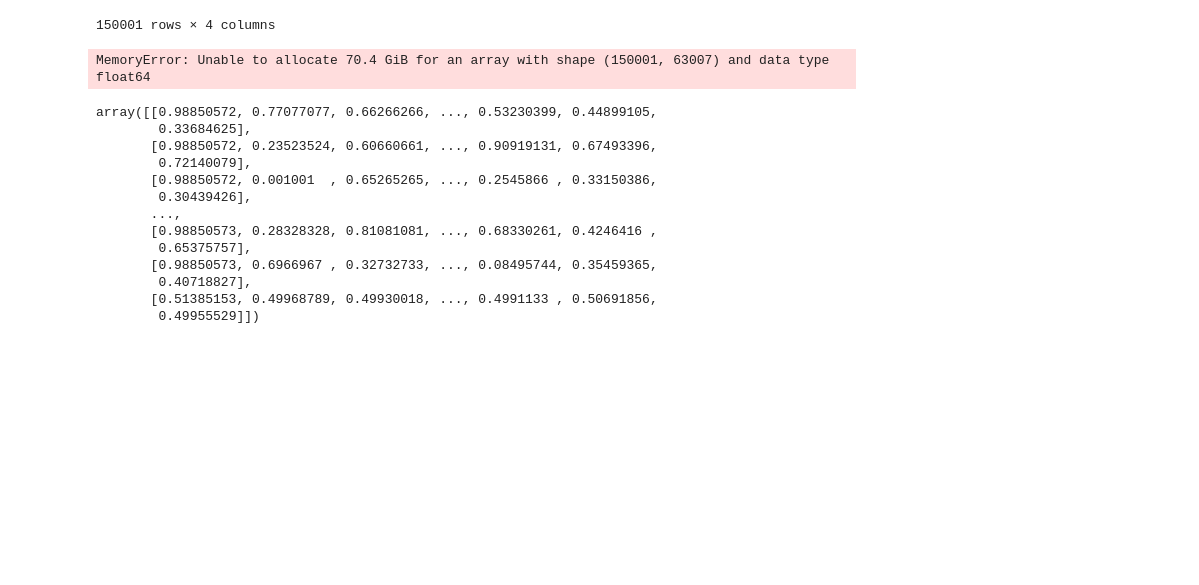
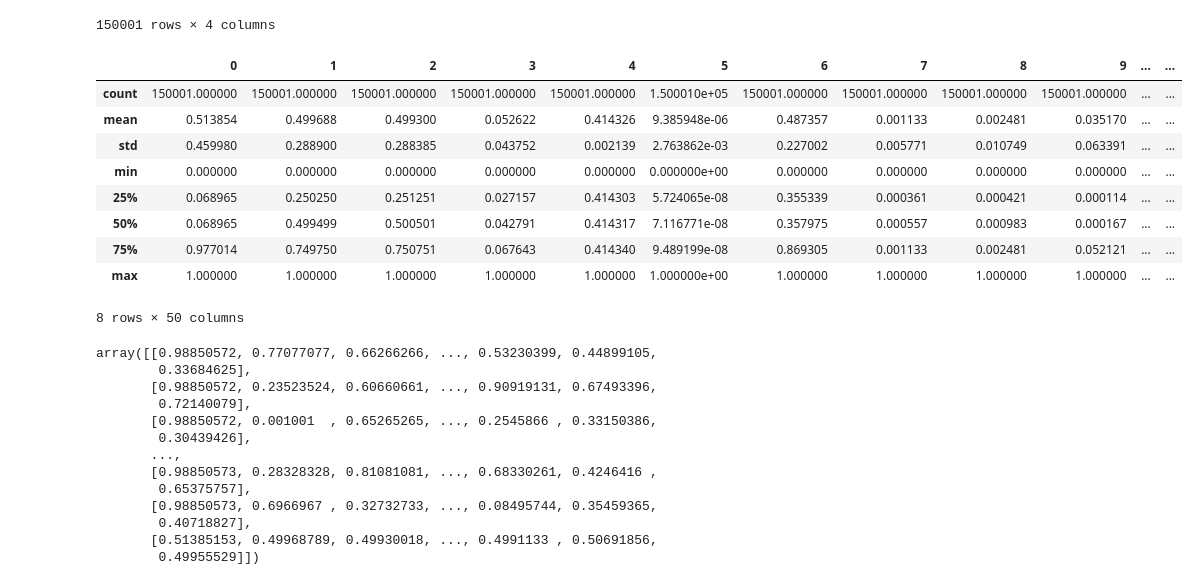
Before and after one commit to tutorialcreation/TelComChallenge, a Jupyter notebook: notebooks/Analysis.ipynb, the cells around one changed output. Drawn from its saved outputs; the diff is of its cells as text; code cells hidden in the pictures; blank space fills up the shorter version.

```diff
--- a/notebooks/Analysis.ipynb
+++ b/notebooks/Analysis.ipynb
@@ -672,9 +662,19 @@ df.select_dtypes(include=['object']).astype(str)
 | 150000 |  | nan | nan | nan |
 150001 rows × 4 columns
 # %%
-categorical_transforms = categorical_pipeline.fit_transform(df.select_dtypes(include=['object']).astype(str))
+## numerical transforms
+pd.DataFrame(numerical_transforms).describe()
 # %% [output]
+|  | 0 | 1 | 2 | 3 | 4 | 5 | 6 | 7 | 8 | 9 | ... | ... |
+| count | 150001.000000 | 150001.000000 | 150001.000000 | 150001.000000 | 150001.000000 | 1.500010e+05 | 150001.000000 | 150001.000000 | 150001.000000 | 150001.000000 | ... | ... |
+| mean | 0.513854 | 0.499688 | 0.499300 | 0.052622 | 0.414326 | 9.385948e-06 | 0.487357 | 0.001133 | 0.002481 | 0.035170 | ... | ... |
+| std | 0.459980 | 0.288900 | 0.288385 | 0.043752 | 0.002139 | 2.763862e-03 | 0.227002 | 0.005771 | 0.010749 | 0.063391 | ... | ... |
+| min | 0.000000 | 0.000000 | 0.000000 | 0.000000 | 0.000000 | 0.000000e+00 | 0.000000 | 0.000000 | 0.000000 | 0.000000 | ... | ... |
+| 25% | 0.068965 | 0.250250 | 0.251251 | 0.027157 | 0.414303 | 5.724065e-08 | 0.355339 | 0.000361 | 0.000421 | 0.000114 | ... | ... |
+| 50% | 0.068965 | 0.499499 | 0.500501 | 0.042791 | 0.414317 | 7.116771e-08 | 0.357975 | 0.000557 | 0.000983 | 0.000167 | ... | ... |
+| 75% | 0.977014 | 0.749750 | 0.750751 | 0.067643 | 0.414340 | 9.489199e-08 | 0.869305 | 0.001133 | 0.002481 | 0.052121 | ... | ... |
+| max | 1.000000 | 1.000000 | 1.000000 | 1.000000 | 1.000000 | 1.000000e+00 | 1.000000 | 1.000000 | 1.000000 | 1.000000 | ... | ... |
-MemoryError: Unable to allocate 70.4 GiB for an array with shape (150001, 63007) and data type float64
+8 rows × 50 columns
 # %%
 numerical_transforms
 # %% [output]
```
Also changed, not shown: parts of 20 cells of this notebook.
